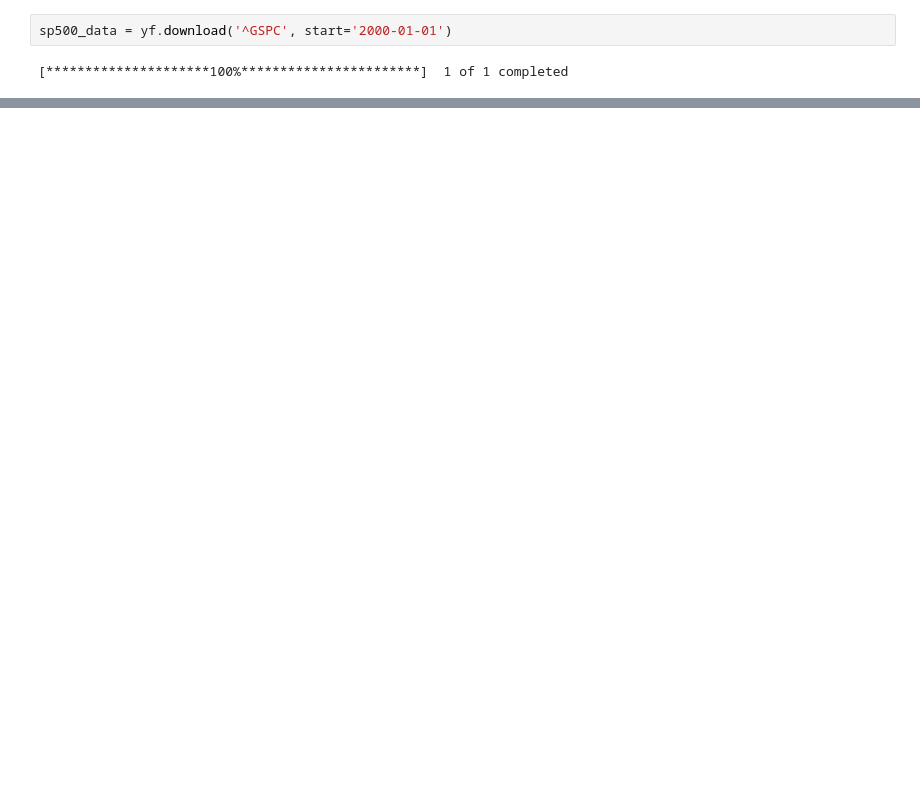
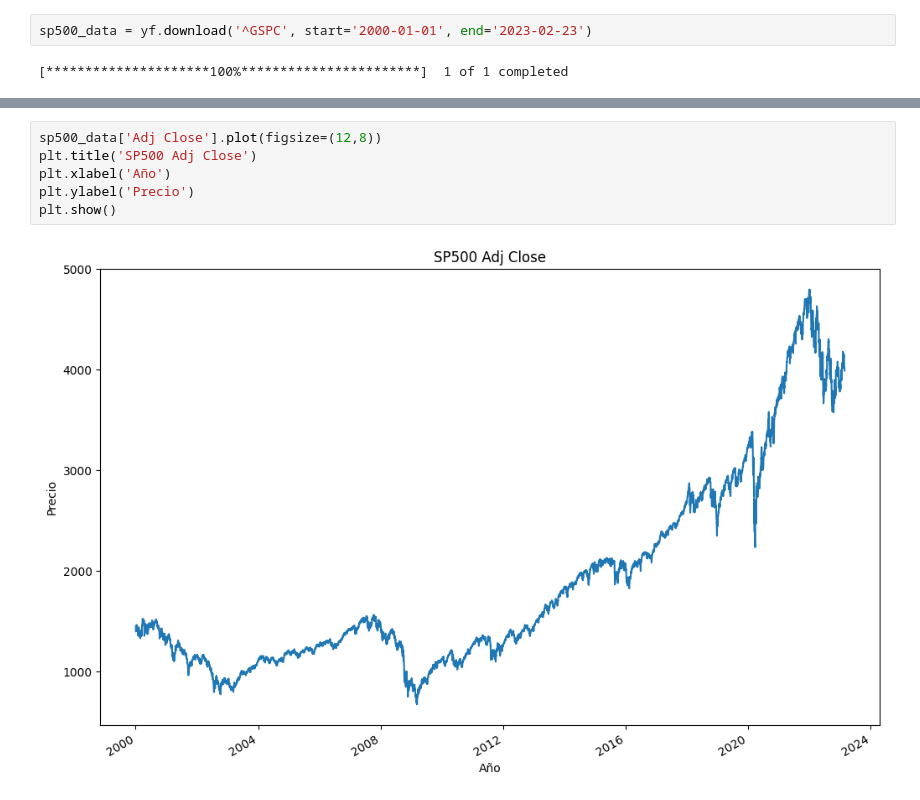
Before and after one commit to SoleEsp/PI_N2_DA, a Jupyter notebook: EDA.ipynb, the cells around one changed output, grey strips where cells are left out. Cells and saved outputs as stored; diff of their text form; blank space fills up the shorter version.

```diff
--- a/EDA.ipynb
+++ b/EDA.ipynb
@@ -6,6 +6,6 @@ import yfinance as yf
 import pandas as pd
 import matplotlib.pyplot as plt
 # %%
-sp500_data = yf.download('^GSPC', start='2000-01-01')
+sp500_data = yf.download('^GSPC', start='2000-01-01', end='2023-02-23')
 # %% [output]
 [*********************100%***********************]  1 of 1 completed
@@ -57,0 +45,8 @@ historical_prices
+# %%
+sp500_data['Adj Close'].plot(figsize=(12,8))
+plt.title('SP500 Adj Close')
+plt.xlabel('Año')
+plt.ylabel('Precio')
+plt.show()
+# %% [output]
+[figure, added]
```
Also changed, not shown: parts of 9 cells of this notebook.
